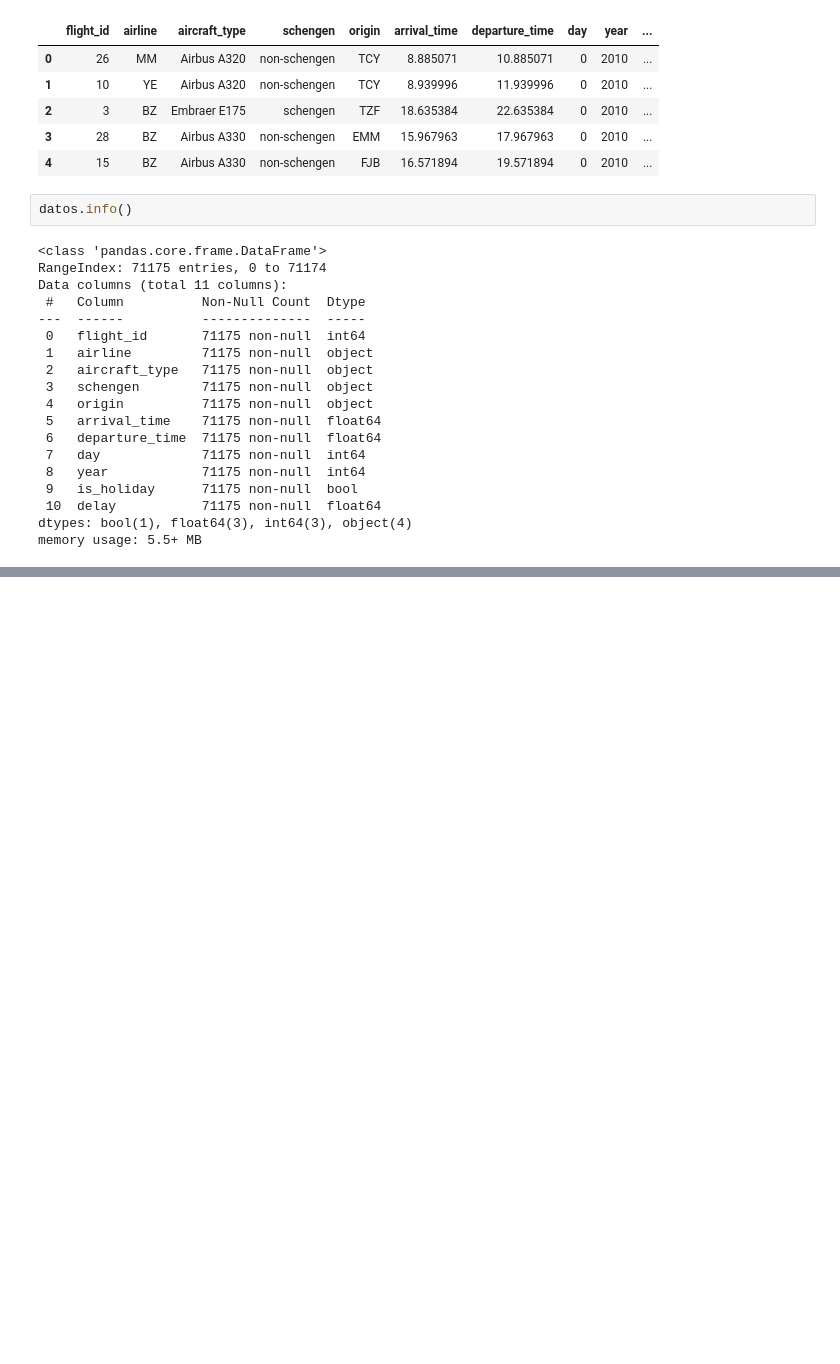
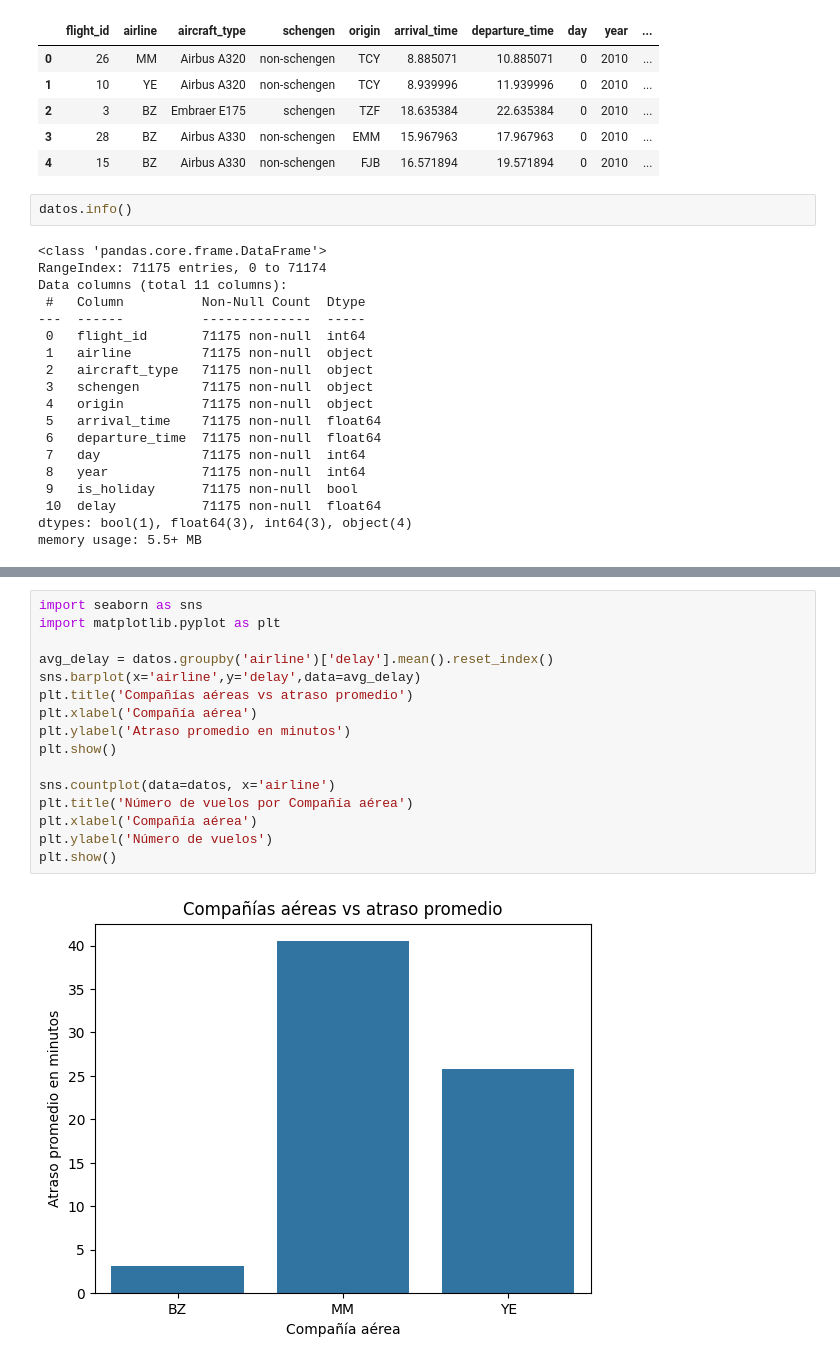
Before and after one commit to dpenamoya-ops/ML-IA-aumentada-previsi-n-vuelos, a Jupyter notebook: Optimizacion_aeroportuaria.ipynb, the cells around one changed output, grey strips where cells are left out. Saved outputs shown, nothing was run; the diff lists cells and outputs as text; blank space fills up the shorter version.

```diff
--- a/Optimizacion_aeroportuaria.ipynb
+++ b/Optimizacion_aeroportuaria.ipynb
@@ -39,0 +60,18 @@ memory usage: 5.5+ MB
+# %%
+import seaborn as sns
+import matplotlib.pyplot as plt
+
+avg_delay = datos.groupby('airline')['delay'].mean().reset_index()
+sns.barplot(x='airline',y='delay',data=avg_delay)
+plt.title('Compañías aéreas vs atraso promedio')
+plt.xlabel('Compañía aérea')
+plt.ylabel('Atraso promedio en minutos')
+plt.show()
+
+sns.countplot(data=datos, x='airline')
+plt.title('Número de vuelos por Compañía aérea')
+plt.xlabel('Compañía aérea')
+plt.ylabel('Número de vuelos')
+plt.show()
+# %% [output]
+[figure, added]
```
Also changed, not shown: parts of 29 cells of this notebook.
